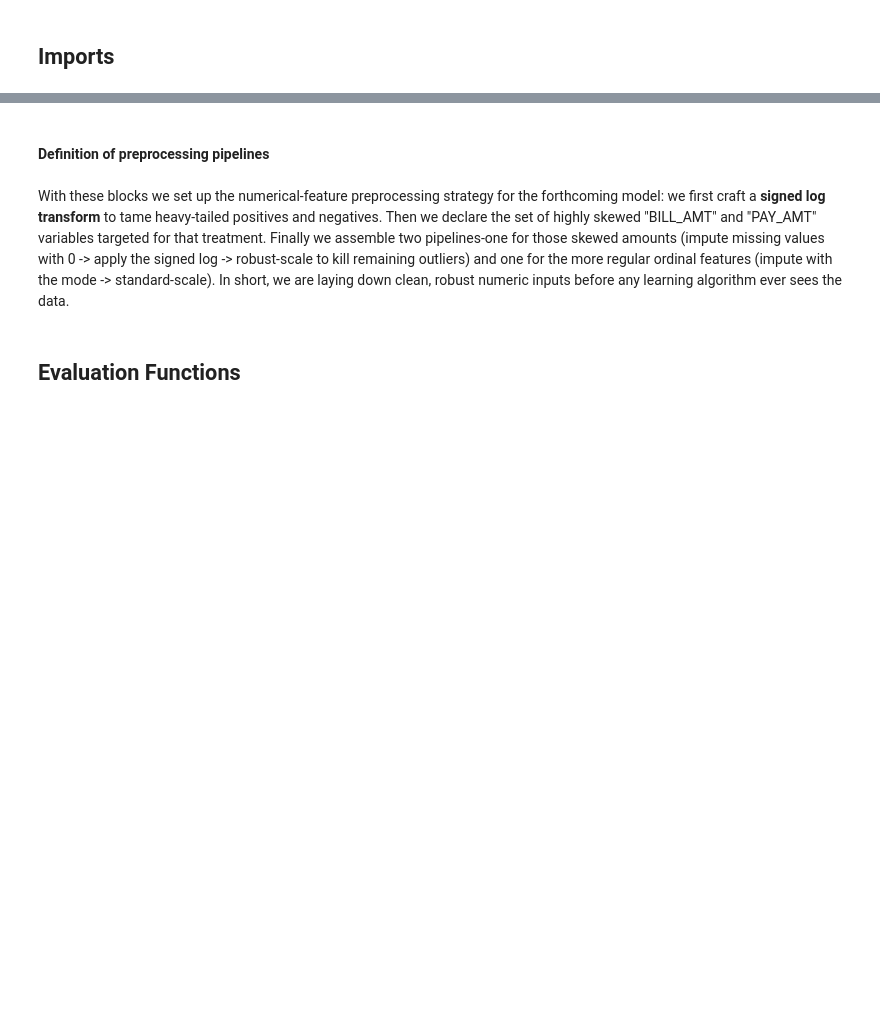
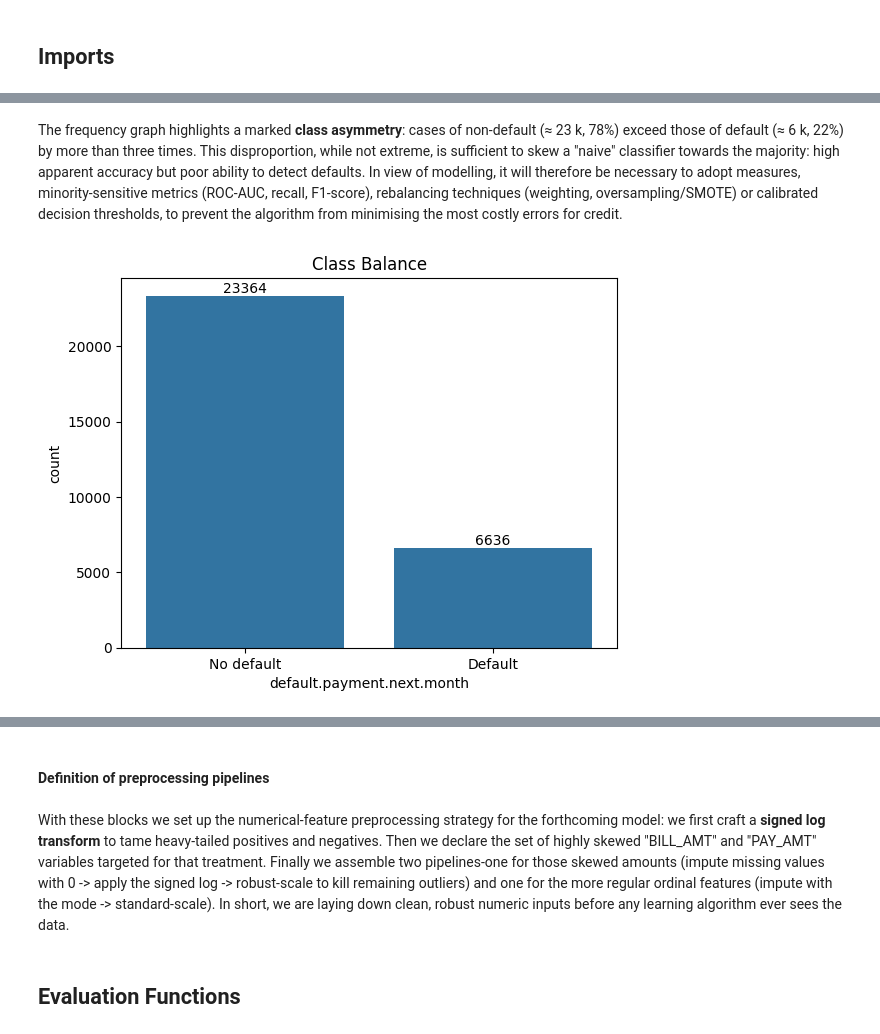
Before and after one commit to Tonio635/credit-default-classifier, a Jupyter notebook: notebooks/credit_card_default_prediction.ipynb, the cells around one changed output, grey strips where cells are left out. Cells and saved outputs as stored; diff of their text form; code cells hidden in the pictures; blank space fills up the shorter version.

Commit message:
data exploration

```diff
--- a/notebooks/credit_card_default_prediction.ipynb
+++ b/notebooks/credit_card_default_prediction.ipynb
@@ -21,0 +124,10 @@ Here we load a semicolon-delimited credit-default dataset, set a folder for savi
+# %% [markdown]
+The frequency graph highlights a marked **class asymmetry**: cases of non-default (≈ 23 k, 78%) exceed those of default (≈ 6 k, 22%) by more than three times. This disproportion, while not extreme, is sufficient to skew a "naive" classifier towards the majority: high apparent accuracy but poor ability to detect defaults. In view of modelling, it will therefore be necessary to adopt measures, minority-sensitive metrics (ROC-AUC, recall, F1-score), rebalancing techniques (weighting, oversampling/SMOTE) or calibrated decision thresholds, to prevent the algorithm from minimising the most costly errors for credit.
+# %%
+ax = sns.countplot(x="default.payment.next.month", data=df)
+ax.bar_label(ax.containers[0], fmt="%.0f")
+ax.set_xticklabels(["No default", "Default"])
+ax.set_title("Class Balance")
+plt.show()
+# %% [output]
+[figure, added]
```
Also changed, not shown: parts of 33 cells of this notebook.
